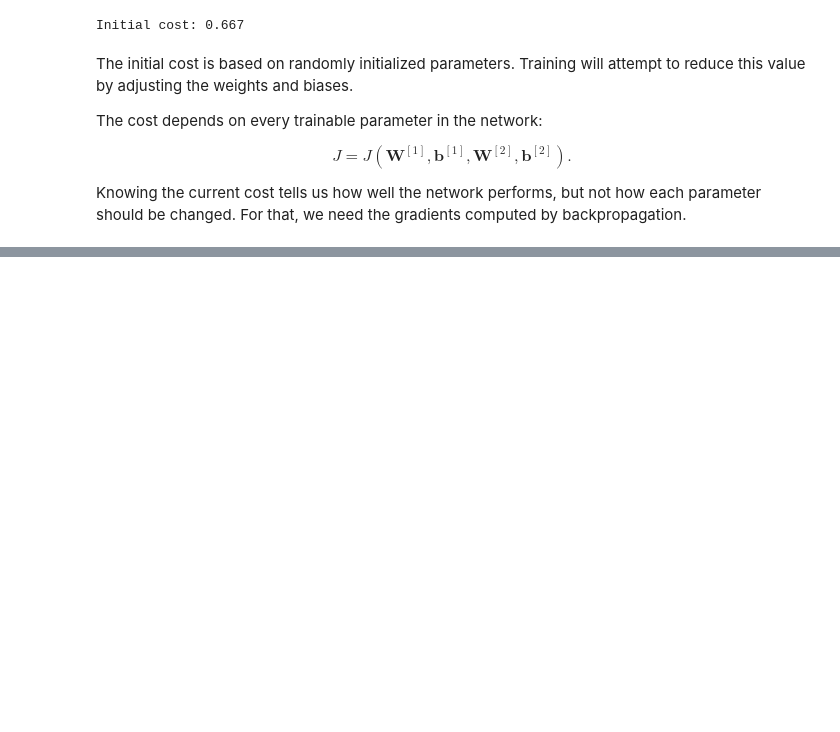
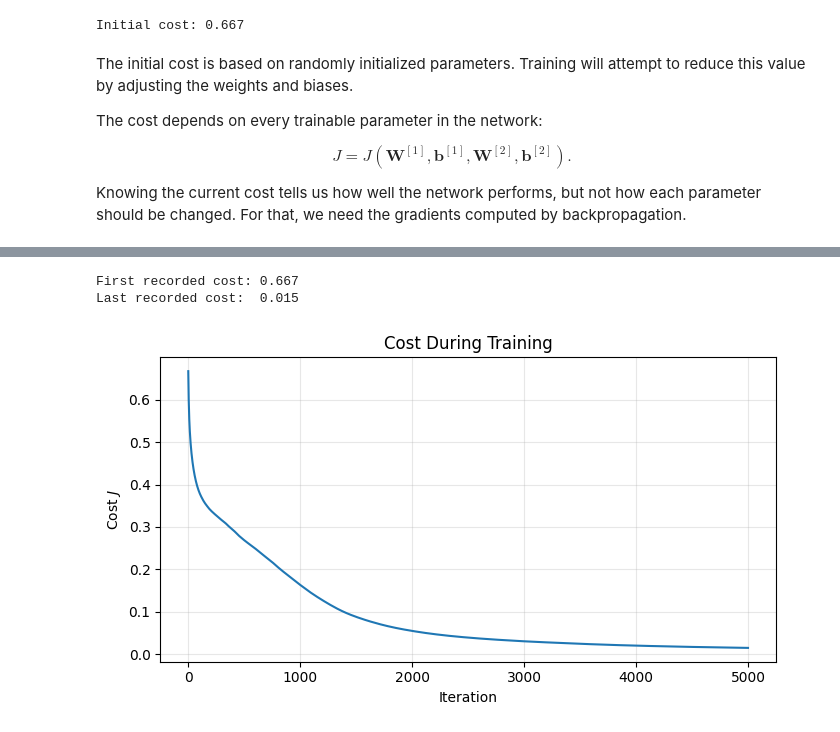
Before and after one commit to MonasteryStudent/ml-from-scratch, a Jupyter notebook: notebooks/04_neural_network/neural_network.ipynb, the cells around one changed output, grey strips where cells are left out. Cells and saved outputs as stored; diff of their text form; code cells hidden in the pictures; blank space fills up the shorter version.

```diff
--- a/notebooks/04_neural_network/neural_network.ipynb
+++ b/notebooks/04_neural_network/neural_network.ipynb
@@ -735,0 +1081,19 @@ Knowing the current cost tells us how well the network performs, but not how eac
+# %%
+trained_parameters, cost_history = gradient_descent(
+    X_train,
+    y_train,
+    parameters,
+    alpha=0.1,
+    iterations=5_000,
+)
+
+print(f"First recorded cost: {cost_history[0]:.3f}")
+print(f"Last recorded cost:  {cost_history[-1]:.3f}")
+
+plot_cost_history(cost_history)
+
+plt.show()
+# %% [output]
+First recorded cost: 0.667
+Last recorded cost:  0.015
+[figure, added]
```
Also changed, not shown: parts of 25 cells of this notebook, 1 other file.
